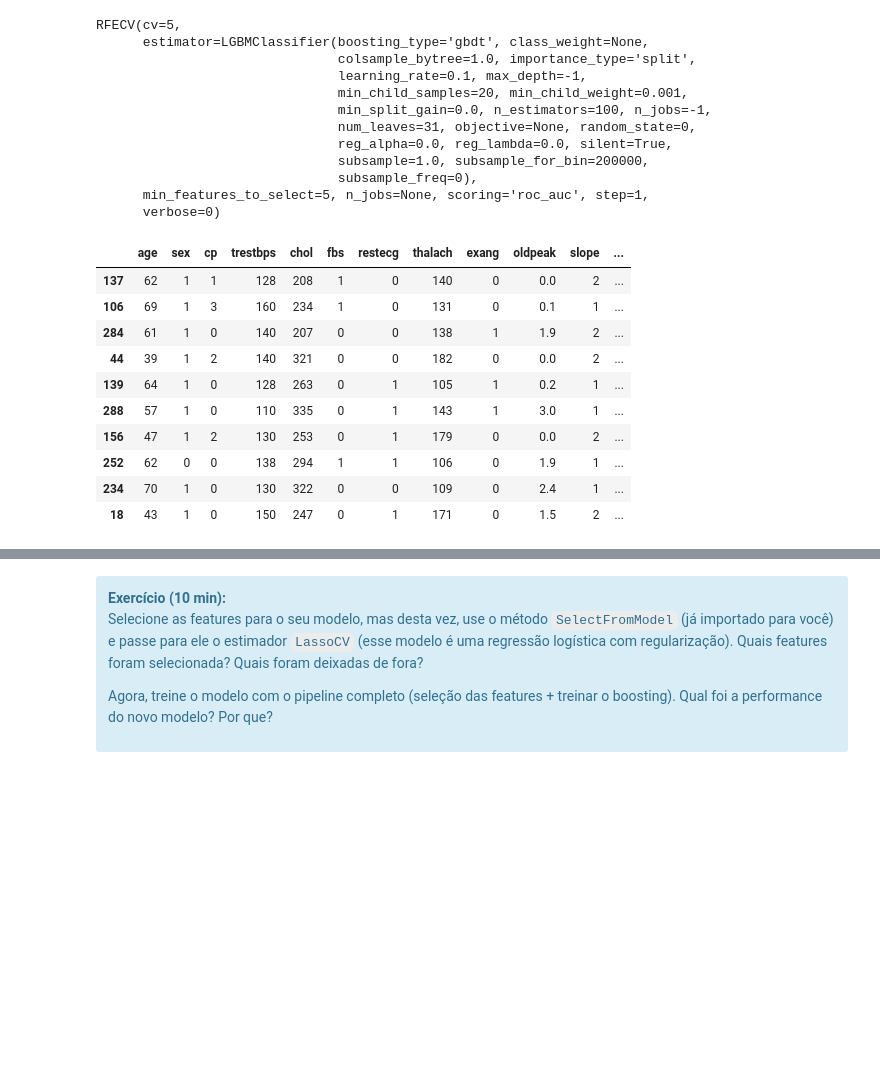
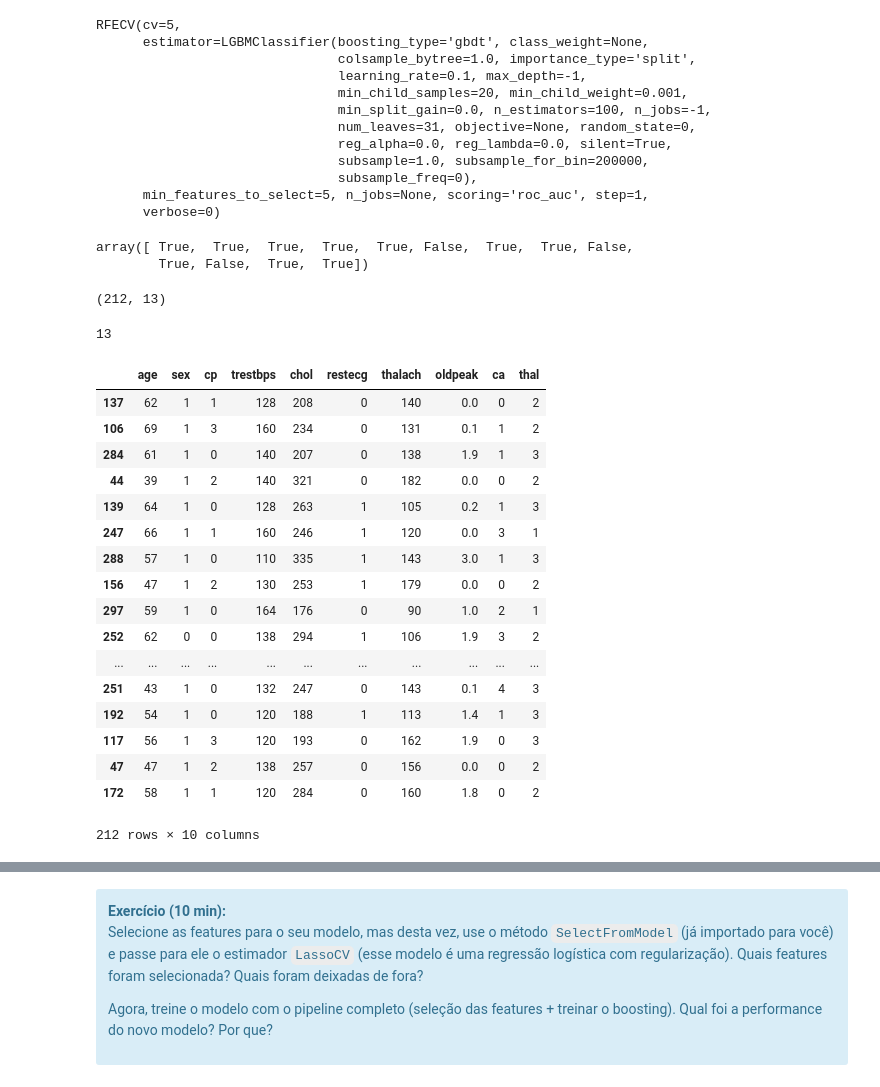
Before and after one commit to somostera/tera-datascience-jan2020, a Jupyter notebook: 23-gradient-boosting/aluno.ipynb, the cells around one changed output, grey strips where cells are left out. Drawn from its saved outputs; the diff is of its cells as text; code cells hidden in the pictures; blank space fills up the shorter version.

```diff
--- a/23-gradient-boosting/aluno.ipynb
+++ b/23-gradient-boosting/aluno.ipynb
@@ -228,7 +228,7 @@ param_test ={
     'learning_rate': uniform(0.01, 0.1)
 }
 # %%
-clf = LGBMClassifier(random_state=0, silent=True)
+clf = LGBMClassifier(random_state=0,  min_data=1, silent=True)
 model = RandomizedSearchCV(
     estimator=clf,
     param_distributions=param_test,
@@ -237,7 +237,7 @@ model = RandomizedSearchCV(
     cv=3,
     refit=True,
     random_state=0,
-    verbose=True
+    verbose=True,
 )
 # %%
 model.fit(X_train, y_train)
@@ -356,18 +356,38 @@ RFECV(cv=5,
       verbose=0)
 # %%
 X_train_select = selector.transform(X_train)
+# %%
+selector.support_
+# %% [output]
+array([ True,  True,  True,  True,  True, False,  True,  True, False,
+        True, False,  True,  True])
+# %%
+X_train.shape
+# %% [output]
+(212, 13)
+# %%
+len(selector.support_)
+# %% [output]
+13
 # %%
-X_train.iloc[selector.support_, :]
+X_train.iloc[:, selector.support_]
 # %% [output]
-|  | age | sex | cp | trestbps | chol | fbs | restecg | thalach | exang | oldpeak | slope | ... |
-| 137 | 62 | 1 | 1 | 128 | 208 | 1 | 0 | 140 | 0 | 0.0 | 2 | ... |
-| 106 | 69 | 1 | 3 | 160 | 234 | 1 | 0 | 131 | 0 | 0.1 | 1 | ... |
-| 284 | 61 | 1 | 0 | 140 | 207 | 0 | 0 | 138 | 1 | 1.9 | 2 | ... |
-| 44 | 39 | 1 | 2 | 140 | 321 | 0 | 0 | 182 | 0 | 0.0 | 2 | ... |
-| 139 | 64 | 1 | 0 | 128 | 263 | 0 | 1 | 105 | 1 | 0.2 | 1 | ... |
-| 288 | 57 | 1 | 0 | 110 | 335 | 0 | 1 | 143 | 1 | 3.0 | 1 | ... |
-| 156 | 47 | 1 | 2 | 130 | 253 | 0 | 1 | 179 | 0 | 0.0 | 2 | ... |
-| 252 | 62 | 0 | 0 | 138 | 294 | 1 | 1 | 106 | 0 | 1.9 | 1 | ... |
-| 234 | 70 | 1 | 0 | 130 | 322 | 0 | 0 | 109 | 0 | 2.4 | 1 | ... |
-| 18 | 43 | 1 | 0 | 150 | 247 | 0 | 1 | 171 | 0 | 1.5 | 2 | ... |
+|  | age | sex | cp | trestbps | chol | restecg | thalach | oldpeak | ca | thal |
+| 137 | 62 | 1 | 1 | 128 | 208 | 0 | 140 | 0.0 | 0 | 2 |
+| 106 | 69 | 1 | 3 | 160 | 234 | 0 | 131 | 0.1 | 1 | 2 |
+| 284 | 61 | 1 | 0 | 140 | 207 | 0 | 138 | 1.9 | 1 | 3 |
+| 44 | 39 | 1 | 2 | 140 | 321 | 0 | 182 | 0.0 | 0 | 2 |
+| 139 | 64 | 1 | 0 | 128 | 263 | 1 | 105 | 0.2 | 1 | 3 |
+| 247 | 66 | 1 | 1 | 160 | 246 | 1 | 120 | 0.0 | 3 | 1 |
+| 288 | 57 | 1 | 0 | 110 | 335 | 1 | 143 | 3.0 | 1 | 3 |
+| 156 | 47 | 1 | 2 | 130 | 253 | 1 | 179 | 0.0 | 0 | 2 |
+| 297 | 59 | 1 | 0 | 164 | 176 | 0 | 90 | 1.0 | 2 | 1 |
+| 252 | 62 | 0 | 0 | 138 | 294 | 1 | 106 | 1.9 | 3 | 2 |
+| ... | ... | ... | ... | ... | ... | ... | ... | ... | ... | ... |
+| 251 | 43 | 1 | 0 | 132 | 247 | 0 | 143 | 0.1 | 4 | 3 |
+| 192 | 54 | 1 | 0 | 120 | 188 | 1 | 113 | 1.4 | 1 | 3 |
+| 117 | 56 | 1 | 3 | 120 | 193 | 0 | 162 | 1.9 | 0 | 3 |
+| 47 | 47 | 1 | 2 | 138 | 257 | 0 | 156 | 0.0 | 0 | 2 |
+| 172 | 58 | 1 | 1 | 120 | 284 | 0 | 160 | 1.8 | 0 | 2 |
+212 rows × 10 columns
 # %%
```
Also changed, not shown: parts of 14 cells of this notebook, 1 other file.
